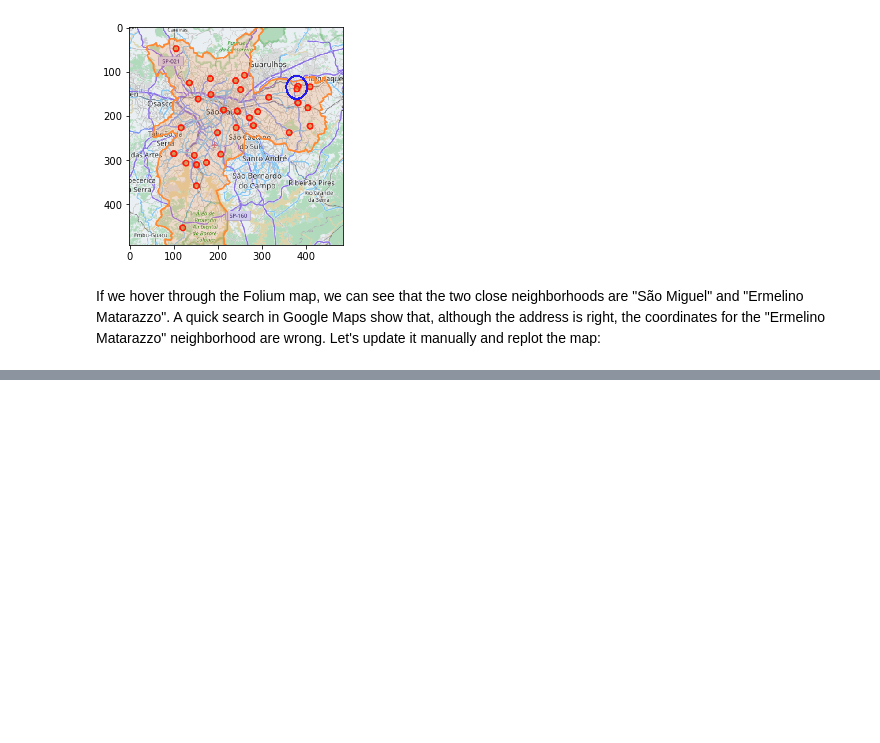
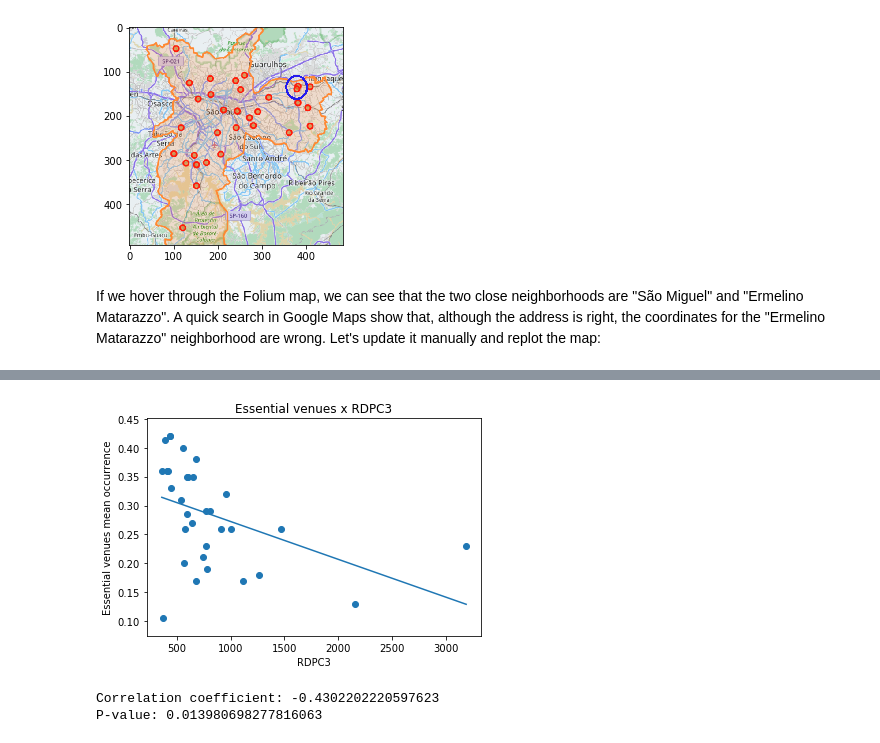
Before and after one commit to lima-luiz/IBM-Capstone-Project, a Jupyter notebook: Insights on inequality in Sao Paulo (Brazil).ipynb, the cells around one changed output, grey strips where cells are left out. Saved outputs shown, nothing was run; the diff lists cells and outputs as text; code cells hidden in the pictures; blank space fills up the shorter version.

```diff
--- a/Insights on inequality in Sao Paulo (Brazil).ipynb
+++ b/Insights on inequality in Sao Paulo (Brazil).ipynb
@@ -650,0 +415,4 @@ map_clusters
+# %%
+key_indicators_organized = key_indicators_sp.groupby('PREFREG').mean()[['GINI','RDPC3']]
+key_indicators_organized.columns = ['GINI','RDPC3']
+key_indicators_organized
@@ -650,0 +468,10 @@ map_clusters
+# %%
+essential = saopaulo_grouped_means['Farmers Market']+saopaulo_grouped_means['Plaza']+saopaulo_grouped_means['Bakery']
+essential = essential+saopaulo_grouped_means['Market']+saopaulo_grouped_means['Supermarket']+saopaulo_grouped_means['Grocery Store']
+essential = essential+saopaulo_grouped_means['Pharmacy']+saopaulo_grouped_means['Fruit & Vegetable Store']
+essential = essential+saopaulo_grouped_means['Gym / Fitness Center']+saopaulo_grouped_means['Pizza Place']+saopaulo_grouped_means['Gym']
+
+non_essential = saopaulo_grouped_means['Dance Studio']+saopaulo_grouped_means['Tea Room']+saopaulo_grouped_means['Theater']
+non_essential = non_essential + saopaulo_grouped_means['Bistro']+saopaulo_grouped_means['Spa']+saopaulo_grouped_means['Bookstore']
+non_essential = non_essential + saopaulo_grouped_means['Health & Beauty Service']+saopaulo_grouped_means['Gourmet Shop']
+non_essential = non_essential + saopaulo_grouped_means['Dessert Shop']+saopaulo_grouped_means['Tennis Court']
@@ -650,0 +480,26 @@ map_clusters
+# %%
+x = key_indicators_organized['RDPC3']
+y = essential
+
+p = x.argsort()
+x = x[p]
+y = y[p]
+plt.scatter(x,y)
+plt.title('Essential venues x RDPC3')
+plt.xlabel('RDPC3')
+plt.ylabel('Essential venues mean occurrence')
+
+# linear
+m1, b1, r_value, p_value, std_err = stats.linregress(x, y)
+
+y_fit = b1 + m1 * x
+
+plt.plot(x, y_fit, '-')
+plt.show()
+
+print("Correlation coefficient: " + str(r_value))
+print("P-value: " + str(p_value))
+# %% [output]
+[figure, added]
+Correlation coefficient: -0.4302202220597623
+P-value: 0.013980698277816063
```
Also changed, not shown: parts of 65 cells of this notebook, 4 other files.
